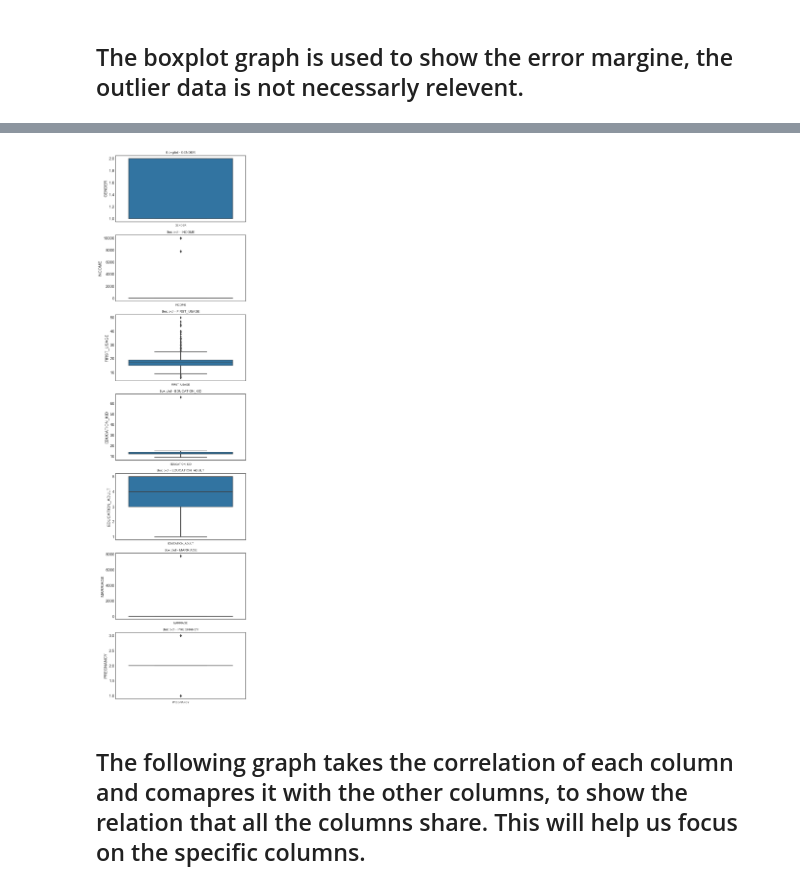
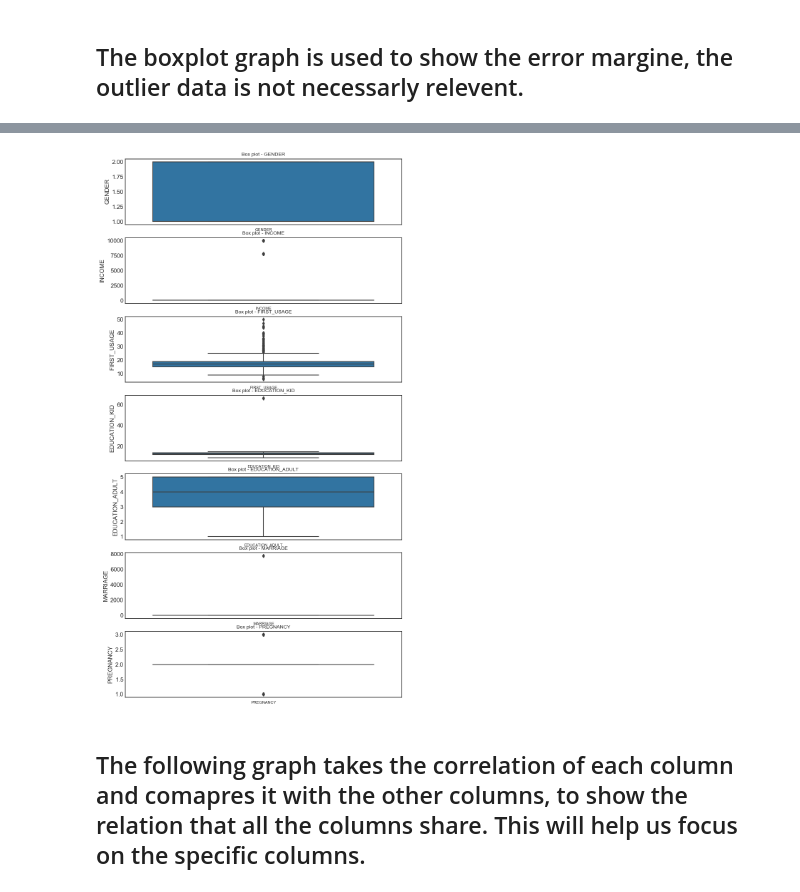
Before and after one commit to gthein/COGS108-FinalProject, a Jupyter notebook: FinalProject-Ozzy.ipynb, the cells around one changed output, grey strips where cells are left out. Saved outputs shown, nothing was run; the diff lists cells and outputs as text; code cells hidden in the pictures.

```diff
--- a/FinalProject-Ozzy.ipynb
+++ b/FinalProject-Ozzy.ipynb
@@ -284,12 +280,12 @@ df['INCOME'].value_counts().plot.bar(title="Freq dist of Income")
 #Taking a look at the columns without any missing values.
 col_names = ['GENDER','AGE','CHILDREN_NUM','OVER_60_NUM','HOUSEHOLD_NUM']
 
-fig, ax = plt.subplots(len(col_names), figsize=(16,20))
+fig, ax = plt.subplots(len(col_names), figsize=(15,10))
 
 for i, col_val in enumerate(col_names):
 
     sns.distplot(df[col_val], hist=True, ax=ax[i])
-    ax[i].set_title('Freq dist '+col_val, fontsize=10)
+    ax[i].set_title('Freq dist '+col_val, fontsize=8)
     ax[i].set_xlabel(col_val, fontsize=8)
     ax[i].set_ylabel('Count', fontsize=8)
 
@@ -301,19 +300,19 @@ plt.show()
 # %%
 #We will use an outlier to detect any margin of error that the data might have
 
 col_names = ['GENDER','INCOME','FIRST_USAGE','EDUCATION_KID','EDUCATION_ADULT','MARRIAGE','PREGNANCY']
 
-fig, ax = plt.subplots(len(col_names), figsize=(7,30))
+fig, ax = plt.subplots(len(col_names), figsize=(10,20))
 
 for i, col_val in enumerate(col_names):
 
     sns.boxplot(y=df[col_val], ax=ax[i])
     ax[i].set_title('Box plot - {}'.format(col_val), fontsize=10)
     ax[i].set_xlabel(col_val, fontsize=8)
 
 plt.show()
 # %% [output]
-[figure, old version]
+[figure, new version]
 # %% [markdown]
 ## The following graph takes the correlation of each column and comapres it with the other columns, to show the relation that all the columns share. This will help us focus on the specific columns.
 # %%
```
Also changed, not shown: parts of 7 cells of this notebook.
